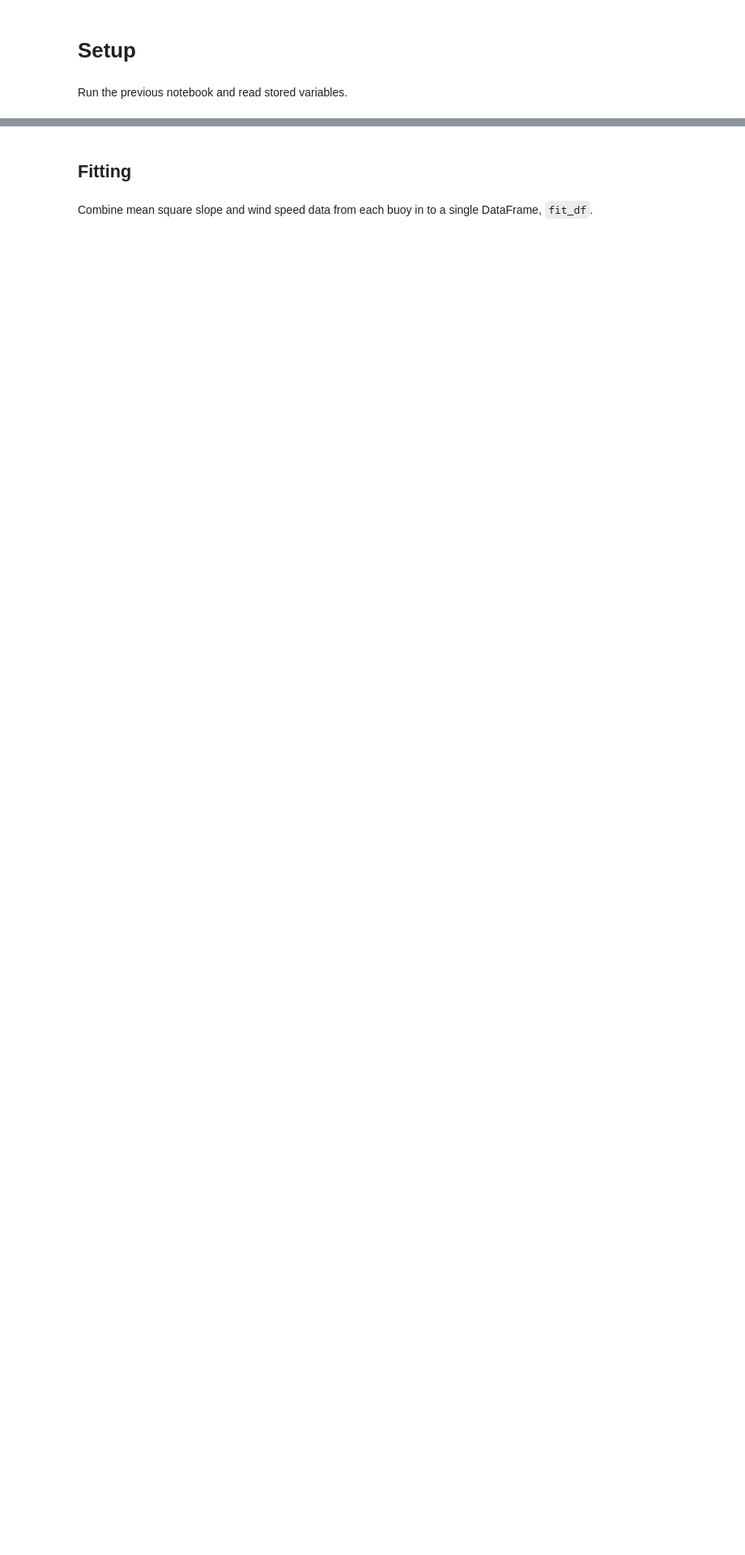
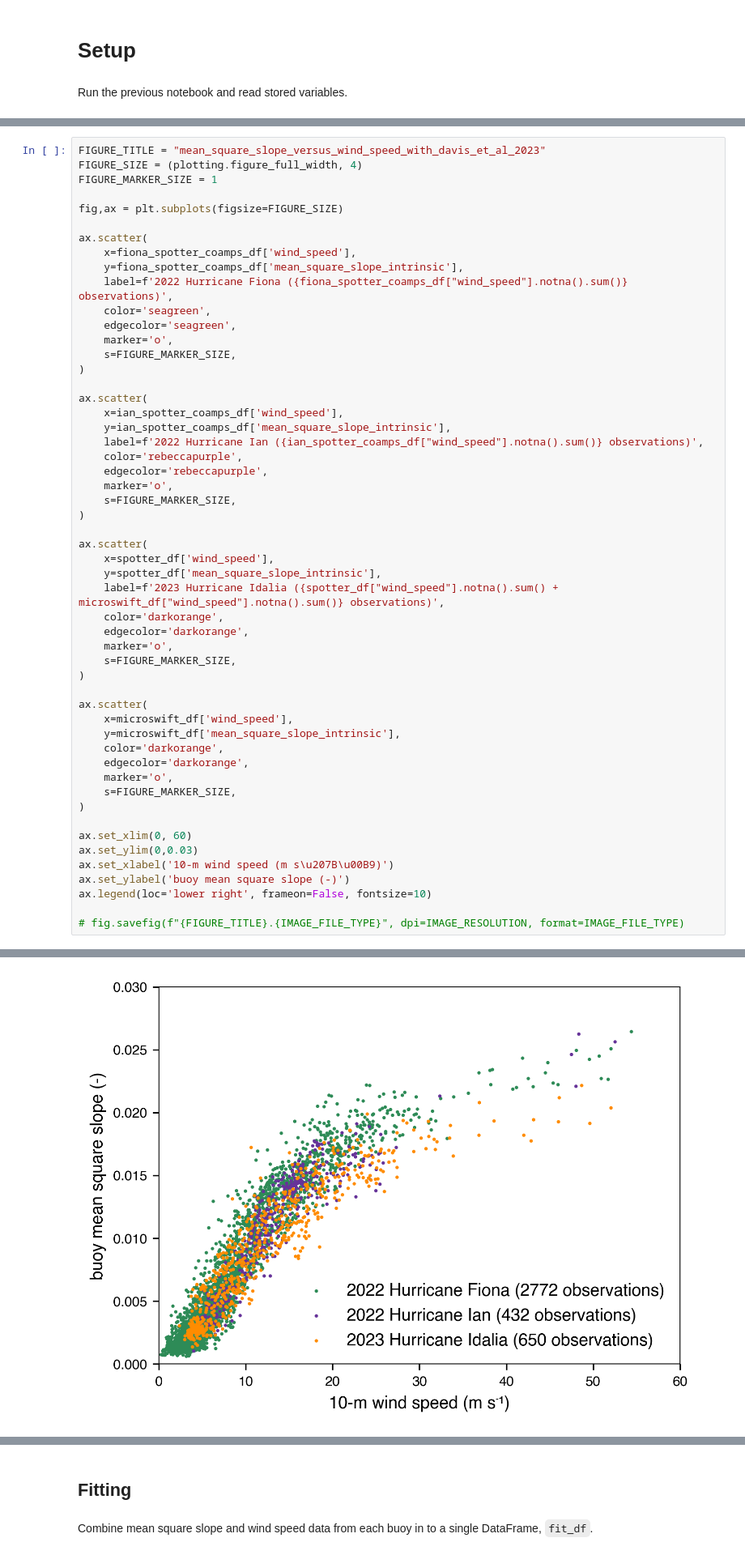
Before and after one commit to jacobrdavis/ocean-surface-wave-slopes-and-wind-wave-alignment, a Jupyter notebook: nb5-slope-primary-dependence.ipynb, the cells around one changed output, grey strips where cells are left out. Shown at 81% size. Saved outputs shown, nothing was run; the diff lists cells and outputs as text; blank space fills up the shorter version.

```diff
--- a/nb5-slope-primary-dependence.ipynb
+++ b/nb5-slope-primary-dependence.ipynb
@@ -27,0 +77,54 @@ plotting.configure_figures()
+# %%
+FIGURE_TITLE = "mean_square_slope_versus_wind_speed_with_davis_et_al_2023"
+FIGURE_SIZE = (plotting.figure_full_width, 4)
+FIGURE_MARKER_SIZE = 1
+
+fig,ax = plt.subplots(figsize=FIGURE_SIZE)
+
+ax.scatter(
+    x=fiona_spotter_coamps_df['wind_speed'],
+    y=fiona_spotter_coamps_df['mean_square_slope_intrinsic'],
+    label=f'2022 Hurricane Fiona ({fiona_spotter_coamps_df["wind_speed"].notna().sum()} observations)',
+    color='seagreen',
+    edgecolor='seagreen',
+    marker='o',
+    s=FIGURE_MARKER_SIZE,
+)
+
+ax.scatter(
+    x=ian_spotter_coamps_df['wind_speed'],
+    y=ian_spotter_coamps_df['mean_square_slope_intrinsic'],
+    label=f'2022 Hurricane Ian ({ian_spotter_coamps_df["wind_speed"].notna().sum()} observations)',
+    color='rebeccapurple',
+    edgecolor='rebeccapurple',
+    marker='o',
+    s=FIGURE_MARKER_SIZE,
+)
+
+ax.scatter(
+    x=spotter_df['wind_speed'],
+    y=spotter_df['mean_square_slope_intrinsic'],
+    label=f'2023 Hurricane Idalia ({spotter_df["wind_speed"].notna().sum() + microswift_df["wind_speed"].notna().sum()} observations)',
+    color='darkorange',
+    edgecolor='darkorange',
+    marker='o',
+    s=FIGURE_MARKER_SIZE,
+)
+
+ax.scatter(
+    x=microswift_df['wind_speed'],
+    y=microswift_df['mean_square_slope_intrinsic'],
+    color='darkorange',
+    edgecolor='darkorange',
+    marker='o',
+    s=FIGURE_MARKER_SIZE,
+)
+
+ax.set_xlim(0, 60)
+ax.set_ylim(0,0.03)
+ax.set_xlabel('10-m wind speed (m s\u207B\u00B9)')
+ax.set_ylabel('buoy mean square slope (-)')
+ax.legend(loc='lower right', frameon=False, fontsize=10)
+
+# fig.savefig(f"{FIGURE_TITLE}.{IMAGE_FILE_TYPE}", dpi=IMAGE_RESOLUTION, format=IMAGE_FILE_TYPE)
+# %% [output]
@@ -27,0 +132 @@ plotting.configure_figures()
+[figure, added]
```
Also changed, not shown: parts of 29 cells of this notebook, 11 other files.
